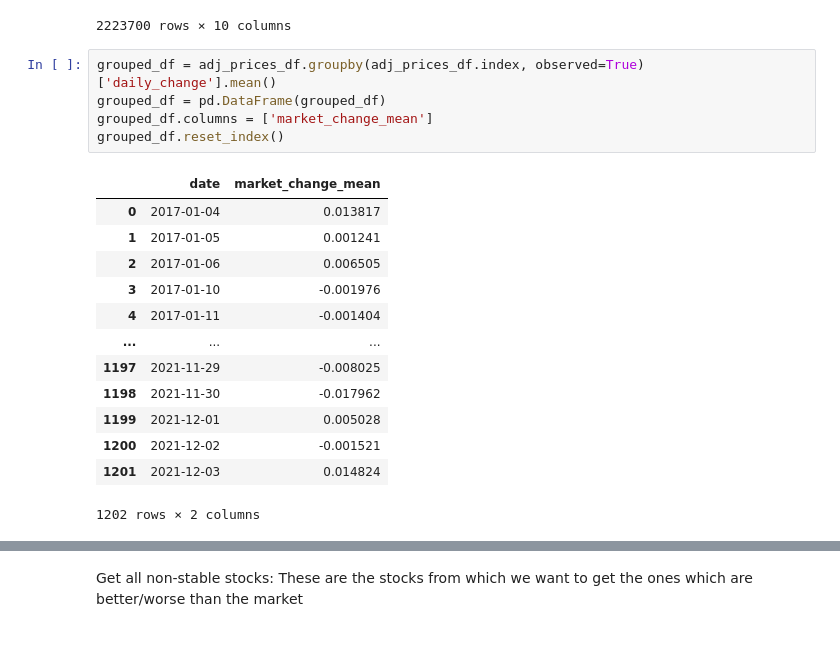
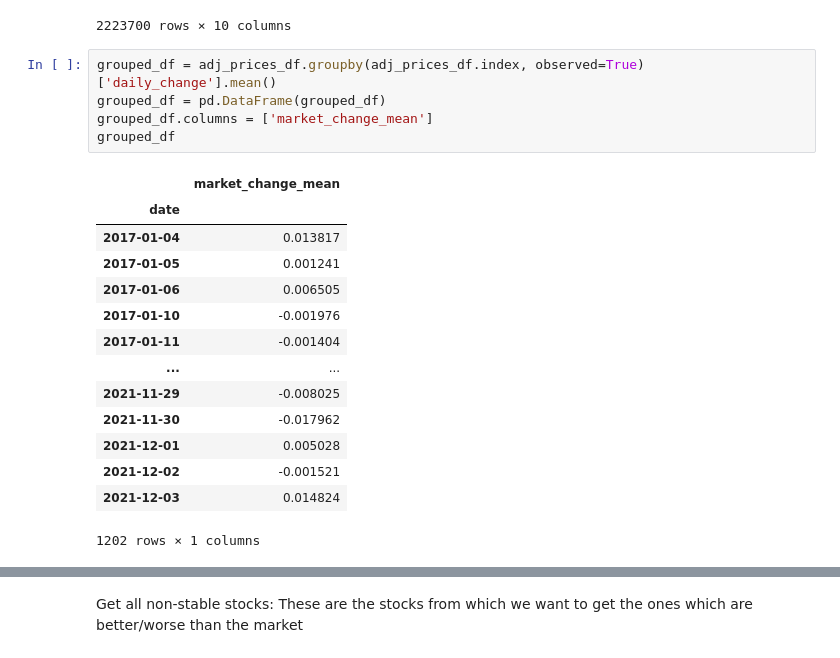
Before and after one commit to ofirnesher-nemodata/jpx-tokyo-stock-exchange-prediction, a Jupyter notebook: baseline.ipynb, the cells around one changed output, grey strips where cells are left out. Drawn from its saved outputs; the diff is of its cells as text.

```diff
--- a/baseline.ipynb
+++ b/baseline.ipynb
@@ -84,20 +108,21 @@ adj_prices_df
 # %%
 grouped_df = adj_prices_df.groupby(adj_prices_df.index, observed=True)['daily_change'].mean()
 grouped_df = pd.DataFrame(grouped_df)
 grouped_df.columns = ['market_change_mean']
-grouped_df.reset_index()
+grouped_df
 # %% [output]
-|  | date | market_change_mean |
-| 0 | 2017-01-04 | 0.013817 |
-| 1 | 2017-01-05 | 0.001241 |
-| 2 | 2017-01-06 | 0.006505 |
-| 3 | 2017-01-10 | -0.001976 |
-| 4 | 2017-01-11 | -0.001404 |
-| ... | ... | ... |
-| 1197 | 2021-11-29 | -0.008025 |
-| 1198 | 2021-11-30 | -0.017962 |
-| 1199 | 2021-12-01 | 0.005028 |
-| 1200 | 2021-12-02 | -0.001521 |
-| 1201 | 2021-12-03 | 0.014824 |
+|  | market_change_mean |
+| date |  |
+| 2017-01-04 | 0.013817 |
+| 2017-01-05 | 0.001241 |
+| 2017-01-06 | 0.006505 |
+| 2017-01-10 | -0.001976 |
+| 2017-01-11 | -0.001404 |
+| ... | ... |
+| 2021-11-29 | -0.008025 |
+| 2021-11-30 | -0.017962 |
+| 2021-12-01 | 0.005028 |
+| 2021-12-02 | -0.001521 |
+| 2021-12-03 | 0.014824 |
-1202 rows × 2 columns
+1202 rows × 1 columns
 # %%
```
Also changed, not shown: parts of 60 cells of this notebook.
